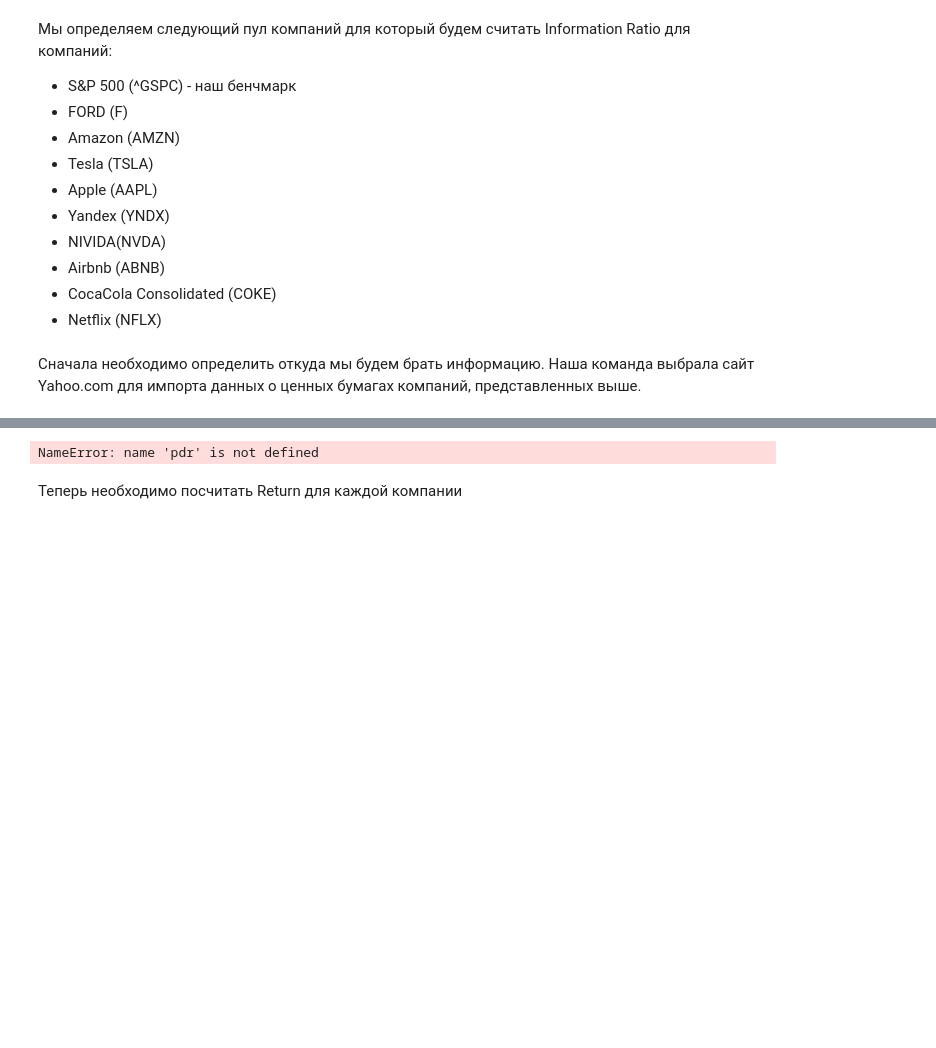
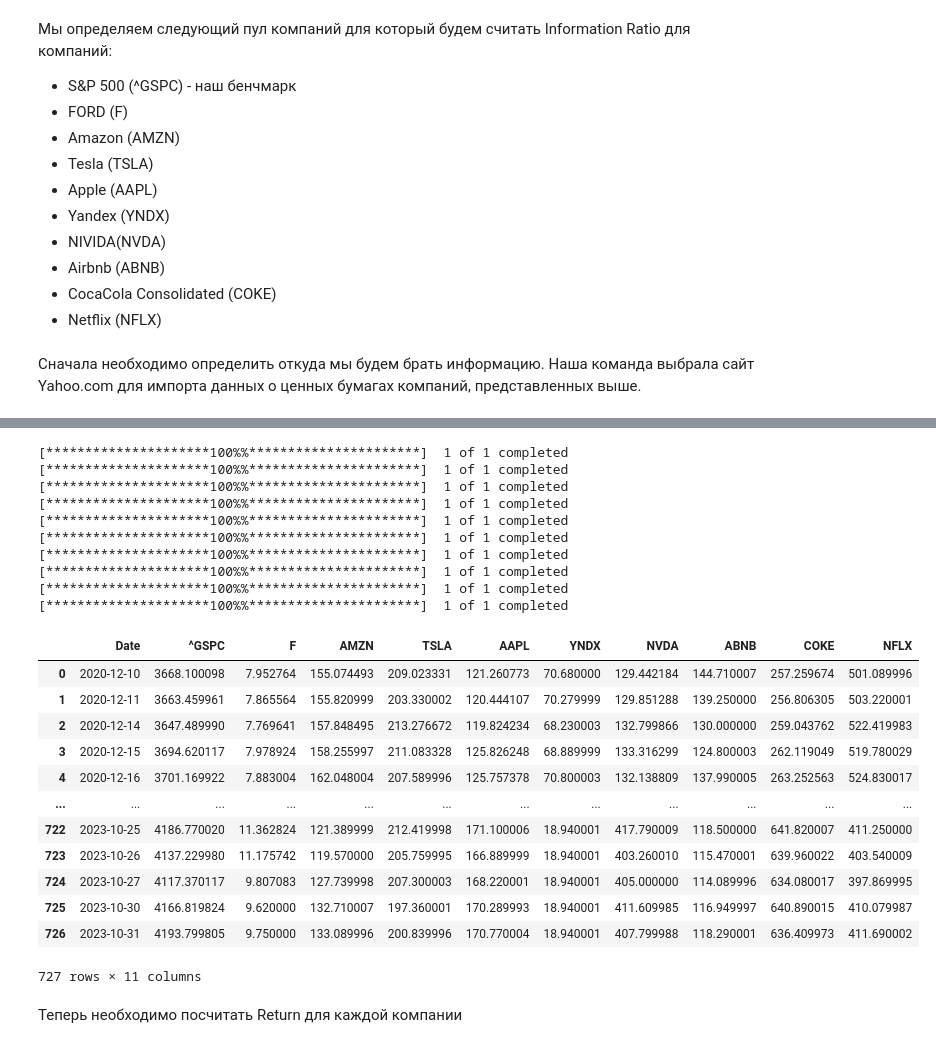
Before and after one commit to gadakenn/Information-Ratio-Calculating, a Jupyter notebook: IR_calculate.ipynb, the cells around one changed output, grey strips where cells are left out. Saved outputs shown, nothing was run; the diff lists cells and outputs as text; code cells hidden in the pictures; blank space fills up the shorter version.

```diff
--- a/IR_calculate.ipynb
+++ b/IR_calculate.ipynb
@@ -23,22 +24,44 @@ ImportError: cannot import name 'PANDAS_0230' from 'pandas_datareader.compat' (c
 # %%
 def get_data(name:str):
     '''
     Эта функция импортирует данные по названию компании
     '''
-    data = pdr.get_data_yahoo([name], start='2019-1-1', end='2022-12-31')['Adj Close'].reset_index()
+    data = pdr.get_data_yahoo([name], start='2000-1-1', end='2023-11-01')['Adj Close'].reset_index()
     data = pd.DataFrame(data)
     data.rename(columns={'Adj Close':  f'{name}'}, inplace=True)
     return data
 
 short_names = ['^GSPC','F','AMZN','TSLA', 'AAPL', 'YNDX', 'NVDA', 'ABNB', 'COKE', 'NFLX']
 data = get_data(short_names[0])
 for i in short_names:
     if i != '^GSPC':
         data = pd.merge(data, get_data(i), on = 'Date', how = 'inner')
 
 data
 # %% [output]
-NameError: name 'pdr' is not defined
+[*********************100%%**********************]  1 of 1 completed
+[*********************100%%**********************]  1 of 1 completed
+[*********************100%%**********************]  1 of 1 completed
+[*********************100%%**********************]  1 of 1 completed
+[*********************100%%**********************]  1 of 1 completed
+[*********************100%%**********************]  1 of 1 completed
+[*********************100%%**********************]  1 of 1 completed
+[*********************100%%**********************]  1 of 1 completed
+[*********************100%%**********************]  1 of 1 completed
+[*********************100%%**********************]  1 of 1 completed
+|  | Date | ^GSPC | F | AMZN | TSLA | AAPL | YNDX | NVDA | ABNB | COKE | NFLX |
+| 0 | 2020-12-10 | 3668.100098 | 7.952764 | 155.074493 | 209.023331 | 121.260773 | 70.680000 | 129.442184 | 144.710007 | 257.259674 | 501.089996 |
+| 1 | 2020-12-11 | 3663.459961 | 7.865564 | 155.820999 | 203.330002 | 120.444107 | 70.279999 | 129.851288 | 139.250000 | 256.806305 | 503.220001 |
+| 2 | 2020-12-14 | 3647.489990 | 7.769641 | 157.848495 | 213.276672 | 119.824234 | 68.230003 | 132.799866 | 130.000000 | 259.043762 | 522.419983 |
+| 3 | 2020-12-15 | 3694.620117 | 7.978924 | 158.255997 | 211.083328 | 125.826248 | 68.889999 | 133.316299 | 124.800003 | 262.119049 | 519.780029 |
+| 4 | 2020-12-16 | 3701.169922 | 7.883004 | 162.048004 | 207.589996 | 125.757378 | 70.800003 | 132.138809 | 137.990005 | 263.252563 | 524.830017 |
+| ... | ... | ... | ... | ... | ... | ... | ... | ... | ... | ... | ... |
+| 722 | 2023-10-25 | 4186.770020 | 11.362824 | 121.389999 | 212.419998 | 171.100006 | 18.940001 | 417.790009 | 118.500000 | 641.820007 | 411.250000 |
+| 723 | 2023-10-26 | 4137.229980 | 11.175742 | 119.570000 | 205.759995 | 166.889999 | 18.940001 | 403.260010 | 115.470001 | 639.960022 | 403.540009 |
+| 724 | 2023-10-27 | 4117.370117 | 9.807083 | 127.739998 | 207.300003 | 168.220001 | 18.940001 | 405.000000 | 114.089996 | 634.080017 | 397.869995 |
+| 725 | 2023-10-30 | 4166.819824 | 9.620000 | 132.710007 | 197.360001 | 170.289993 | 18.940001 | 411.609985 | 116.949997 | 640.890015 | 410.079987 |
+| 726 | 2023-10-31 | 4193.799805 | 9.750000 | 133.089996 | 200.839996 | 170.770004 | 18.940001 | 407.799988 | 118.290001 | 636.409973 | 411.690002 |
+727 rows × 11 columns
 # %% [markdown]
 Теперь необходимо посчитать Return для каждой компании
 # %%
```
Also changed, not shown: parts of 20 cells of this notebook.
